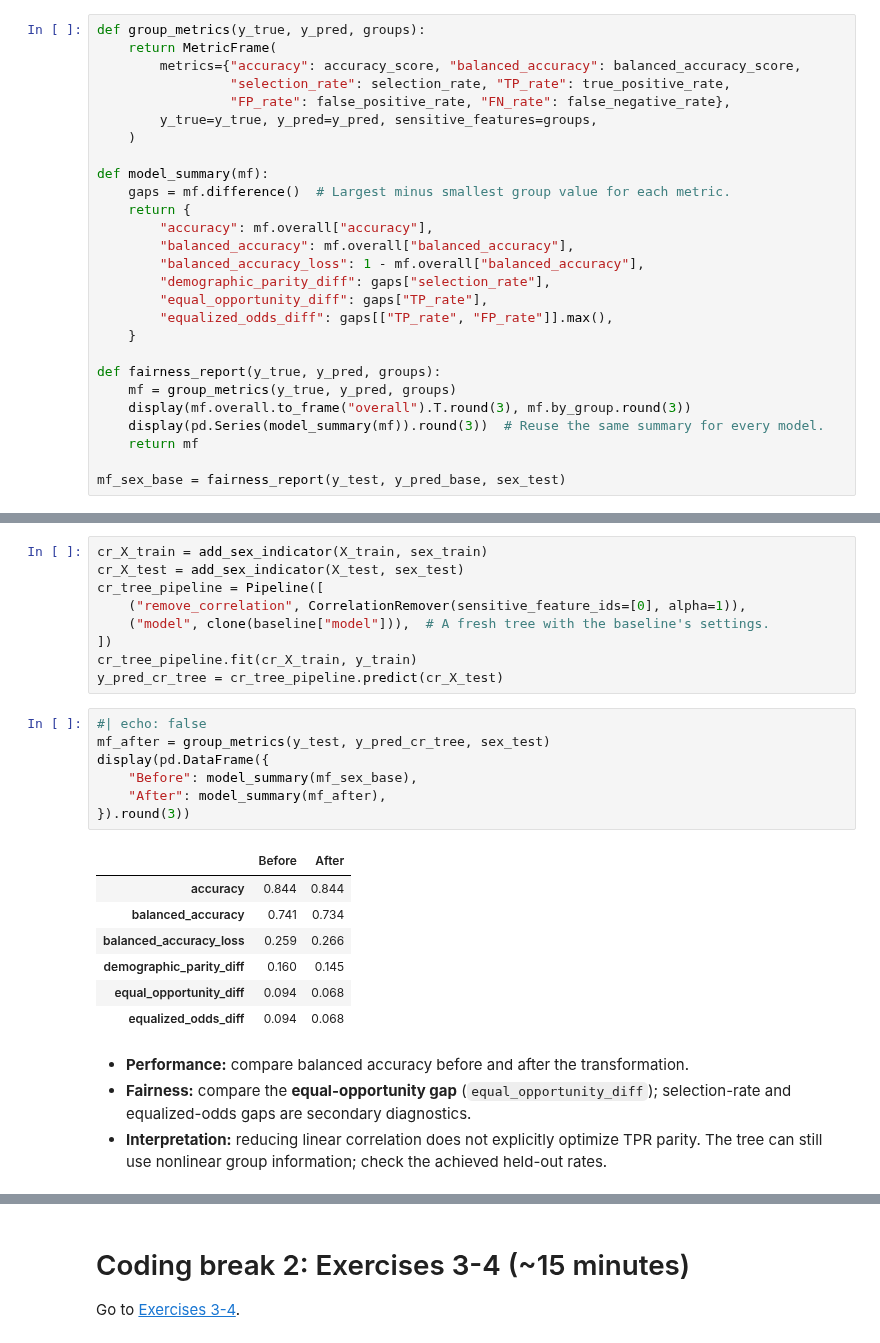
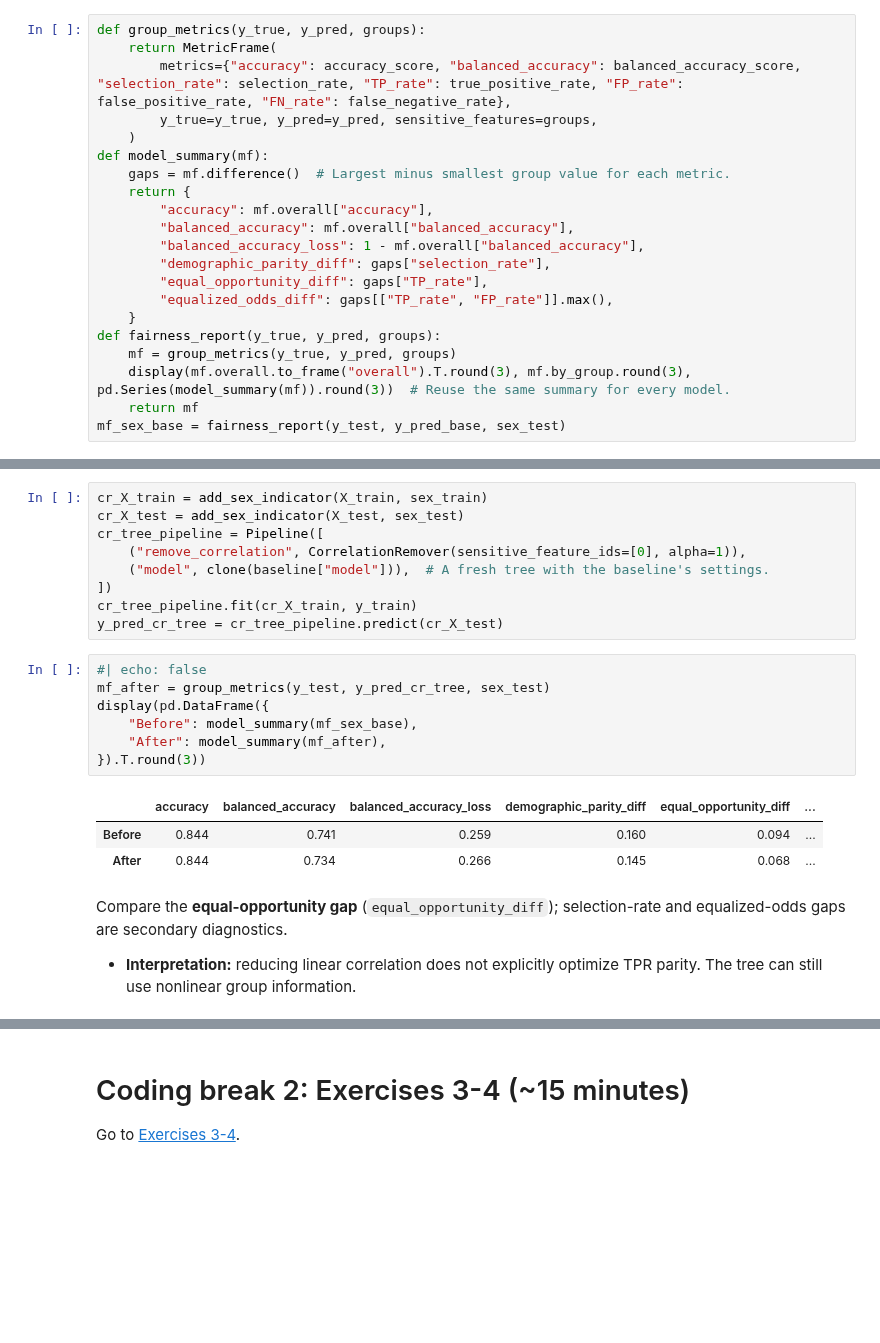
Before and after one commit to w4bo/AA2627-unibo-dcai, a Jupyter notebook: slides/lab-04-fairness.ipynb, the cells around one changed output, grey strips where cells are left out. Saved outputs shown, nothing was run; the diff lists cells and outputs as text; blank space fills up the shorter version.

```diff
--- a/slides/lab-04-fairness.ipynb
+++ b/slides/lab-04-fairness.ipynb
@@ -546,12 +518,9 @@ $Y=1$ means **observed income above 50K**, and $\hat{Y}=1$ means **predicted inc
 # %%
 def group_metrics(y_true, y_pred, groups):
     return MetricFrame(
-        metrics={"accuracy": accuracy_score, "balanced_accuracy": balanced_accuracy_score,
-                 "selection_rate": selection_rate, "TP_rate": true_positive_rate,
-                 "FP_rate": false_positive_rate, "FN_rate": false_negative_rate},
+        metrics={"accuracy": accuracy_score, "balanced_accuracy": balanced_accuracy_score, "selection_rate": selection_rate, "TP_rate": true_positive_rate, "FP_rate": false_positive_rate, "FN_rate": false_negative_rate},
         y_true=y_true, y_pred=y_pred, sensitive_features=groups,
     )
-
 def model_summary(mf):
     gaps = mf.difference()  # Largest minus smallest group value for each metric.
     return {
@@ -562,13 +531,10 @@ def model_summary(mf):
         "equal_opportunity_diff": gaps["TP_rate"],
         "equalized_odds_diff": gaps[["TP_rate", "FP_rate"]].max(),
     }
-
 def fairness_report(y_true, y_pred, groups):
     mf = group_metrics(y_true, y_pred, groups)
-    display(mf.overall.to_frame("overall").T.round(3), mf.by_group.round(3))
-    display(pd.Series(model_summary(mf)).round(3))  # Reuse the same summary for every model.
+    display(mf.overall.to_frame("overall").T.round(3), mf.by_group.round(3), pd.Series(model_summary(mf)).round(3))  # Reuse the same summary for every model.
     return mf
-
 mf_sex_base = fairness_report(y_test, y_pred_base, sex_test)
 # %% [output]
 |  | accuracy | balanced_accuracy | selection_rate | TP_rate | FP_rate | FN_rate |
@@ -759,19 +714,15 @@ y_pred_cr_tree = cr_tree_pipeline.predict(cr_X_test)
 # %%
 #| echo: false
 mf_after = group_metrics(y_test, y_pred_cr_tree, sex_test)
 display(pd.DataFrame({
     "Before": model_summary(mf_sex_base),
     "After": model_summary(mf_after),
-}).round(3))
+}).T.round(3))
 # %% [output]
-|  | Before | After |
-| accuracy | 0.844 | 0.844 |
-| balanced_accuracy | 0.741 | 0.734 |
-| balanced_accuracy_loss | 0.259 | 0.266 |
-| demographic_parity_diff | 0.160 | 0.145 |
-| equal_opportunity_diff | 0.094 | 0.068 |
-| equalized_odds_diff | 0.094 | 0.068 |
+|  | accuracy | balanced_accuracy | balanced_accuracy_loss | demographic_parity_diff | equal_opportunity_diff | ... |
+| Before | 0.844 | 0.741 | 0.259 | 0.160 | 0.094 | ... |
+| After | 0.844 | 0.734 | 0.266 | 0.145 | 0.068 | ... |
 # %% [markdown]
-- **Performance:** compare balanced accuracy before and after the transformation.
-- **Fairness:** compare the **equal-opportunity gap** (`equal_opportunity_diff`); selection-rate and equalized-odds gaps are secondary diagnostics.
-- **Interpretation:** reducing linear correlation does not explicitly optimize TPR parity. The tree can still use nonlinear group information; check the achieved held-out rates.
+Compare the **equal-opportunity gap** (`equal_opportunity_diff`); selection-rate and equalized-odds gaps are secondary diagnostics.
+
+- **Interpretation:** reducing linear correlation does not explicitly optimize TPR parity. The tree can still use nonlinear group information.
```
Also changed, not shown: parts of 60 cells of this notebook.
